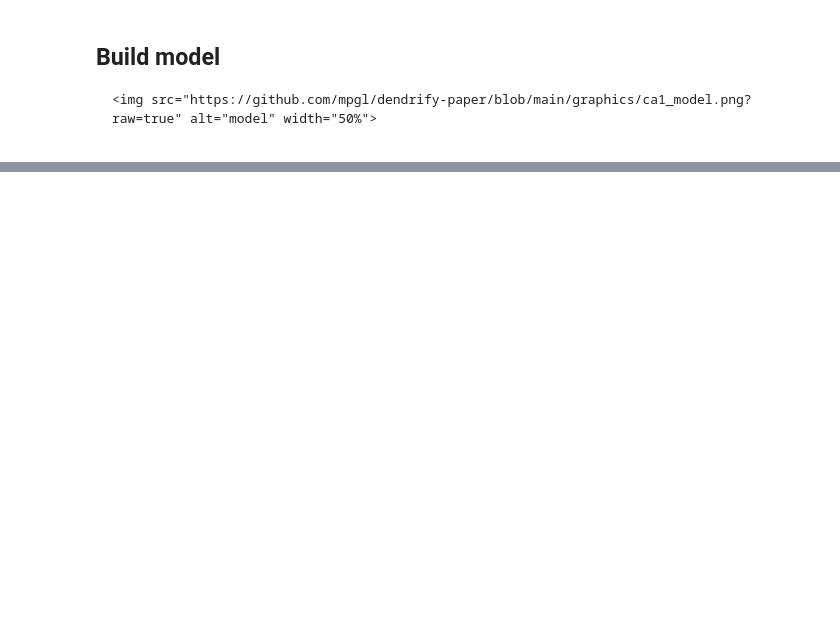
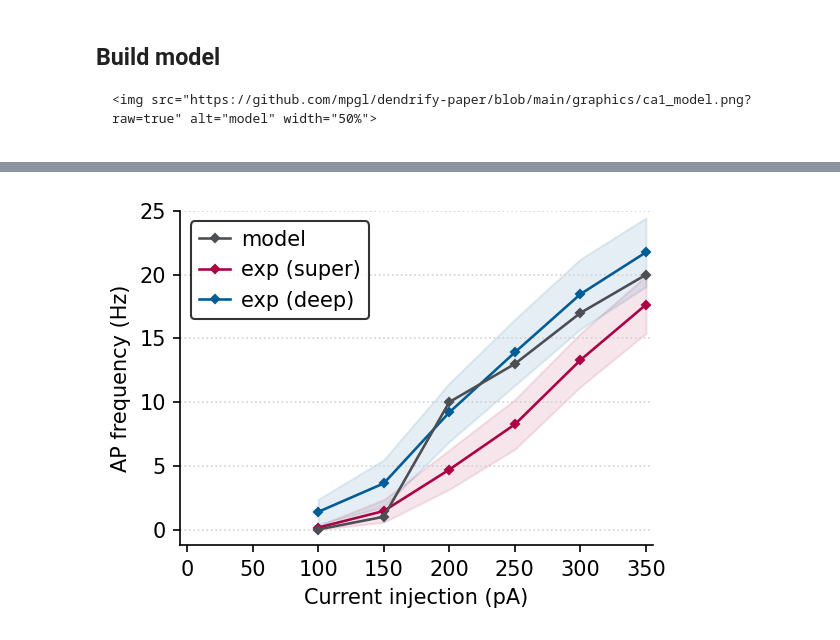
Before and after one commit to mpgl/dendrify-old-see-readme, a Jupyter notebook: Fig6-notebook.ipynb, the cells around one changed output, grey strips where cells are left out. Cells and saved outputs as stored; diff of their text form; code cells hidden in the pictures; blank space fills up the shorter version.

```diff
--- a/Fig6-notebook.ipynb
+++ b/Fig6-notebook.ipynb
@@ -80,0 +237,14 @@ b.rcParams.update(params)
+# %%
+pyr_group = b.NeuronGroup(8, threshold='V_soma > Vth', refractory=4*ms,
+                          reset='V_soma = Vr1; gA += delta_gA', method='euler',
+                          model=pyr_model.equations, events=pyr_model.events,
+                          namespace=pyr_model.parameters)
+
+# link pyramidal model to the neurongroup
+# (verbose=True) lets you see code that Dendrify executes in the background
+pyr_model.link(pyr_group, verbose=True)
+
+# second reset trick
+second_reset = b.Synapses(pyr_group, pyr_group,
+                          on_pre='V_soma=-53 * mV', delay=0.8*ms)
+second_reset.connect(j='i')
@@ -80,0 +314,36 @@ b.rcParams.update(params)
+# %%
+# @title Plot F-I curve
+currents = range(100, 400, 50)
+spikes = S.count[2:]
+
+# experimental data from Masurkar et al:
+exp_superficial = b.array([0.15, 1.45, 4.7, 8.25, 13.3, 17.65])
+sem_superficial = b.array([0.15, 0.889929033, 1.549363, 1.955929, 2.097743, 2.250468])
+exp_deep = b.array([1.380952381, 3.619047619, 9.190476, 13.90476, 18.47619, 21.7619])
+sem_deep = b.array([0.979494988, 1.847103512, 2.293489, 2.598447, 2.751293, 2.699122])
+
+fig, ax = b.subplots(figsize=[4,3])
+ax.plot(currents, spikes,'D-', c=graphite, label='model', zorder=3)
+
+ax.plot(currents, exp_superficial, marker='D', ls='-', label='exp (super)', c=notred)
+ax.fill_between(currents, y1=exp_superficial+sem_superficial,
+                 y2=exp_superficial-sem_superficial, alpha=0.1,
+                 color=notred, ec='none')
+
+ax.plot(currents, exp_deep, marker='D', ls='-', label='exp (deep)', color=blue)
+ax.fill_between(currents, y1=exp_deep+sem_deep,
+                 y2=exp_deep-sem_deep, alpha=0.1,
+                 color=blue, ec='none')
+
+
+ax.set_xlabel("Current injection (pA)")
+ax.set_ylabel("AP frequency (Hz)")
+ax.set_xlim(left=-5, right=355)
+ax.set_ylim(top=25)
+ax.set_xticks(range(0, 400, 50))
+ax.legend()
+ax.yaxis.grid(zorder=0)
+ax.set_yticks(range(0, 30, 5))
+fig.tight_layout()
+# %% [output]
+[figure, added]
```
Also changed, not shown: parts of 18 cells of this notebook.
